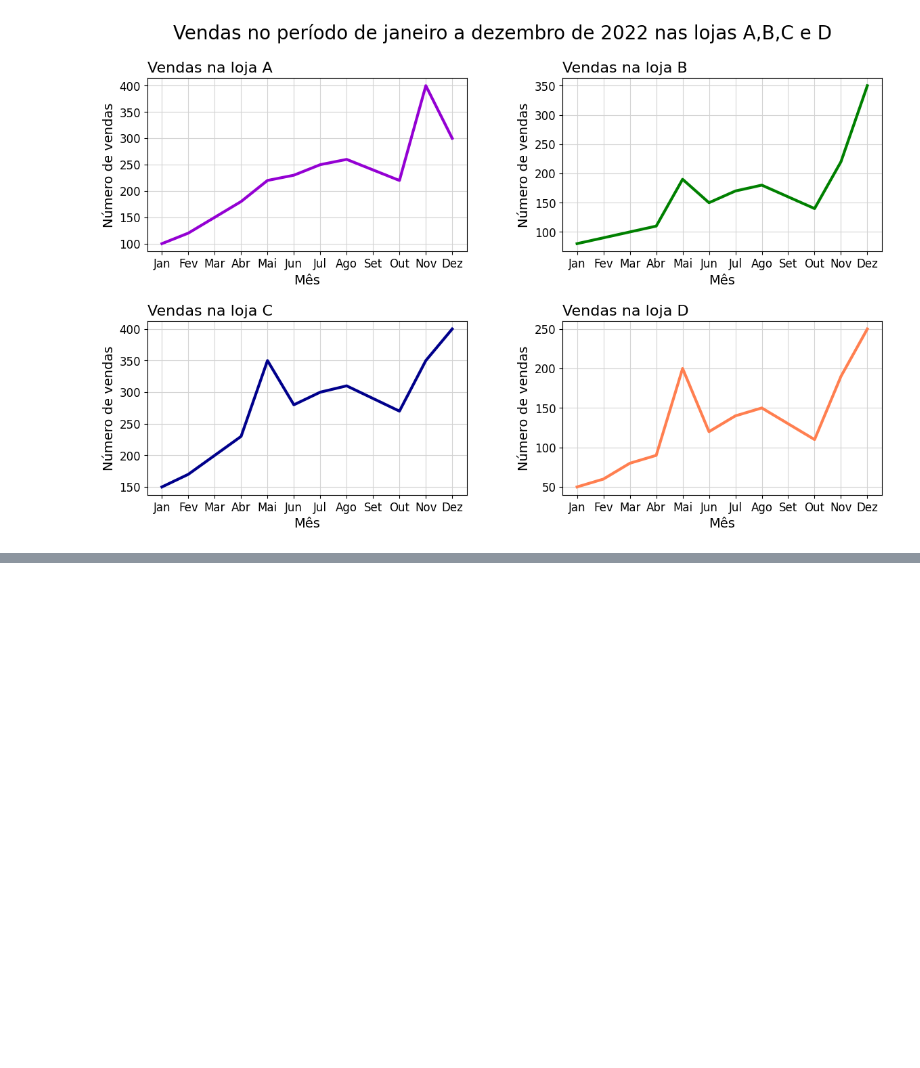
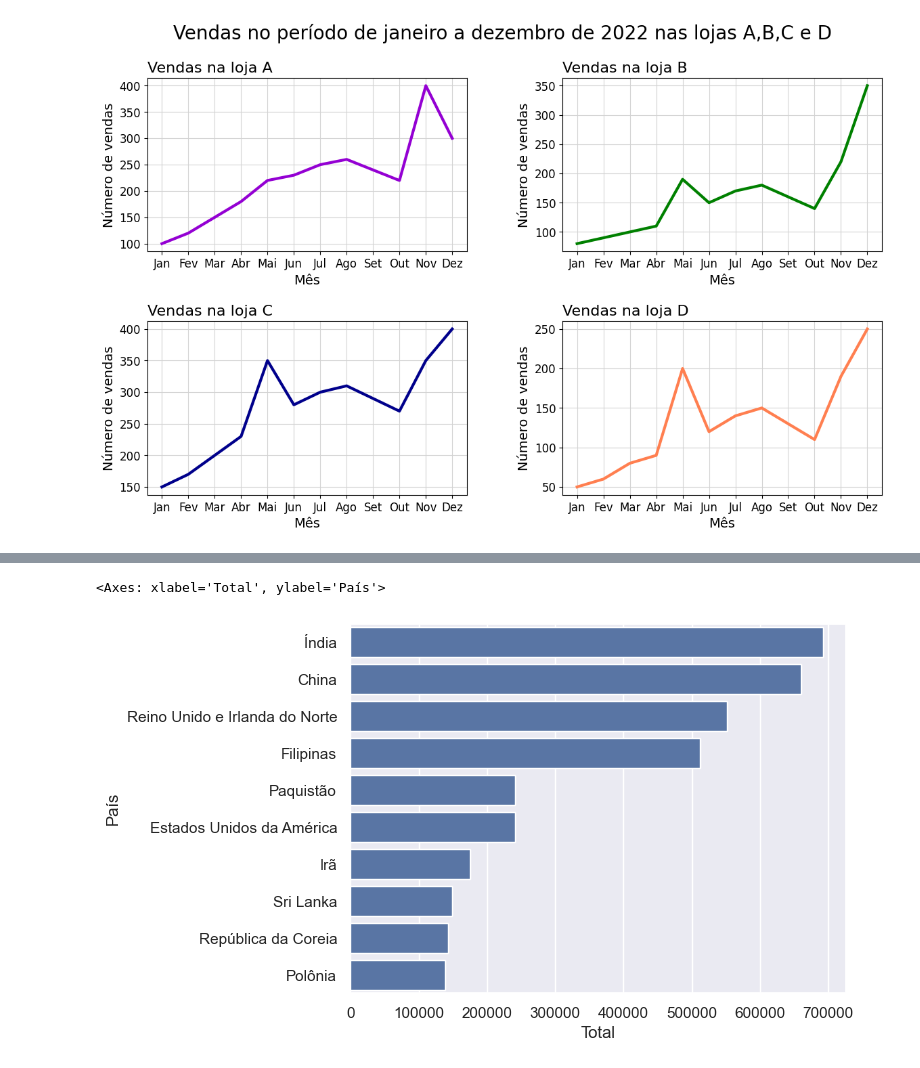
Before and after one commit to juliogazoli/alura-data-visualization-python-criando-graficos, a Jupyter notebook: analise_imigrantes.ipynb, the cells around one changed output, grey strips where cells are left out. Cells and saved outputs as stored; diff of their text form; code cells hidden in the pictures; blank space fills up the shorter version.

```diff
--- a/analise_imigrantes.ipynb
+++ b/analise_imigrantes.ipynb
@@ -520,0 +550,5 @@ for i, ax in enumerate(axs.flat):
+# %%
+sns.barplot(data=top_10, y=top_10.index, x='Total', orient='h')
+# %% [output]
+<Axes: xlabel='Total', ylabel='País'>
+[figure, added]
```
Also changed, not shown: parts of 6 cells of this notebook, 1 other file.
